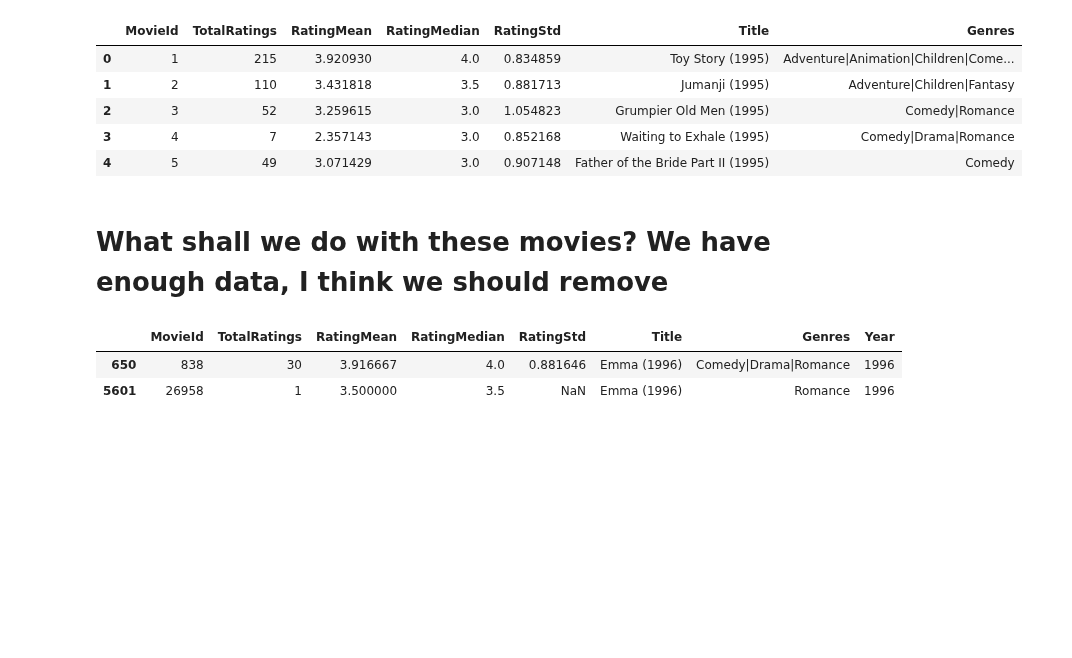
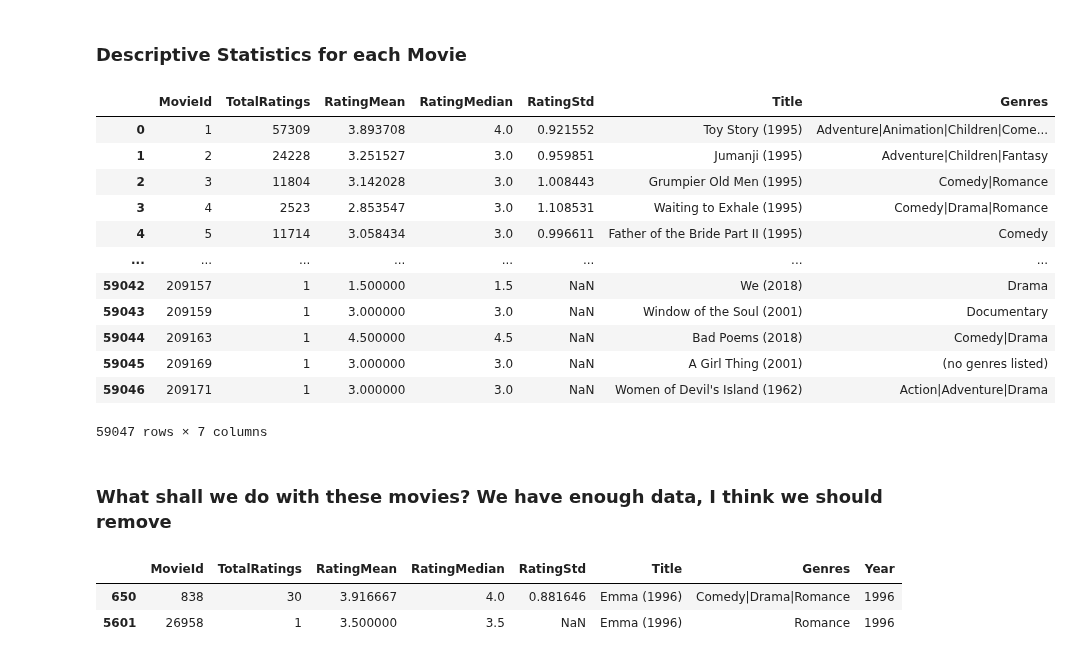
Before and after one commit to lauraah10/MachineLearning_Projects, a Jupyter notebook: Lab3_Clustering.ipynb, the cells around one changed output. Cells and saved outputs as stored; diff of their text form; code cells hidden in the pictures; blank space fills up the shorter version.

```diff
--- a/Lab3_Clustering.ipynb
+++ b/Lab3_Clustering.ipynb
@@ -13,4 +30,5 @@ df_movies = pd.read_csv('movies.csv')
 df_ratings = pd.read_csv('ratings.csv')
 
 #Merging the Dataset
-df_merge1=df_movies.merge(df_ratings,how="outer",on="movieId")
+df_merge1=df_movies.merge(df_ratings,on="movieId")
+df_merge1.info()
@@ -17 +102,3 @@ df_merge1=df_movies.merge(df_ratings,how="outer",on="movieId")
+# %% [markdown]
+### Descriptive Statistics for each Movie
 # %%
@@ -23,16 +109,23 @@ updated=updated.reset_index()
 updated.columns=["MovieId","TotalRatings","RatingMean","RatingMedian","RatingStd","Title","Genres"]
 # %%
 #View of the grouped list
-updated.head()
+updated
 # %% [output]
 |  | MovieId | TotalRatings | RatingMean | RatingMedian | RatingStd | Title | Genres |
-| 0 | 1 | 215 | 3.920930 | 4.0 | 0.834859 | Toy Story (1995) | Adventure|Animation|Children|Come... |
-| 1 | 2 | 110 | 3.431818 | 3.5 | 0.881713 | Jumanji (1995) | Adventure|Children|Fantasy |
-| 2 | 3 | 52 | 3.259615 | 3.0 | 1.054823 | Grumpier Old Men (1995) | Comedy|Romance |
-| 3 | 4 | 7 | 2.357143 | 3.0 | 0.852168 | Waiting to Exhale (1995) | Comedy|Drama|Romance |
-| 4 | 5 | 49 | 3.071429 | 3.0 | 0.907148 | Father of the Bride Part II (1995) | Comedy |
+| 0 | 1 | 57309 | 3.893708 | 4.0 | 0.921552 | Toy Story (1995) | Adventure|Animation|Children|Come... |
+| 1 | 2 | 24228 | 3.251527 | 3.0 | 0.959851 | Jumanji (1995) | Adventure|Children|Fantasy |
+| 2 | 3 | 11804 | 3.142028 | 3.0 | 1.008443 | Grumpier Old Men (1995) | Comedy|Romance |
+| 3 | 4 | 2523 | 2.853547 | 3.0 | 1.108531 | Waiting to Exhale (1995) | Comedy|Drama|Romance |
+| 4 | 5 | 11714 | 3.058434 | 3.0 | 0.996611 | Father of the Bride Part II (1995) | Comedy |
+| ... | ... | ... | ... | ... | ... | ... | ... |
+| 59042 | 209157 | 1 | 1.500000 | 1.5 | NaN | We (2018) | Drama |
+| 59043 | 209159 | 1 | 3.000000 | 3.0 | NaN | Window of the Soul (2001) | Documentary |
+| 59044 | 209163 | 1 | 4.500000 | 4.5 | NaN | Bad Poems (2018) | Comedy|Drama |
+| 59045 | 209169 | 1 | 3.000000 | 3.0 | NaN | A Girl Thing (2001) | (no genres listed) |
+| 59046 | 209171 | 1 | 3.000000 | 3.0 | NaN | Women of Devil's Island (1962) | Action|Adventure|Drama |
+59047 rows × 7 columns
 # %% [markdown]
-# What shall we do with these movies? We have enough data, I think we should remove
+### What shall we do with these movies? We have enough data, I think we should remove
 # %%
 #323 movies don't have year
 #(set(updated[updated["Year"].apply(lambda x: len(str(x)) < 4)]["Title"]))
```
Also changed, not shown: parts of 26 cells of this notebook.
